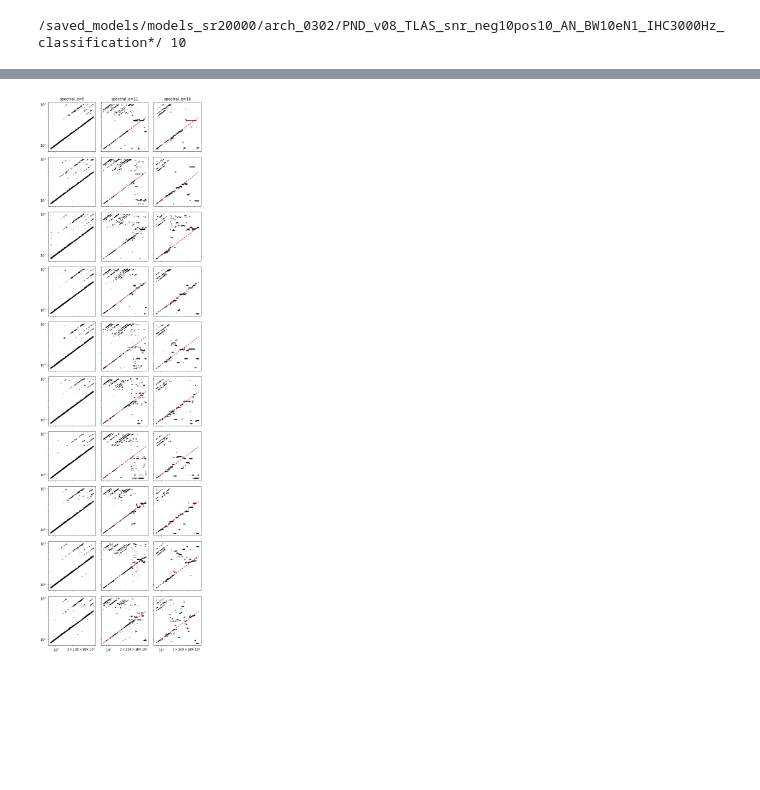
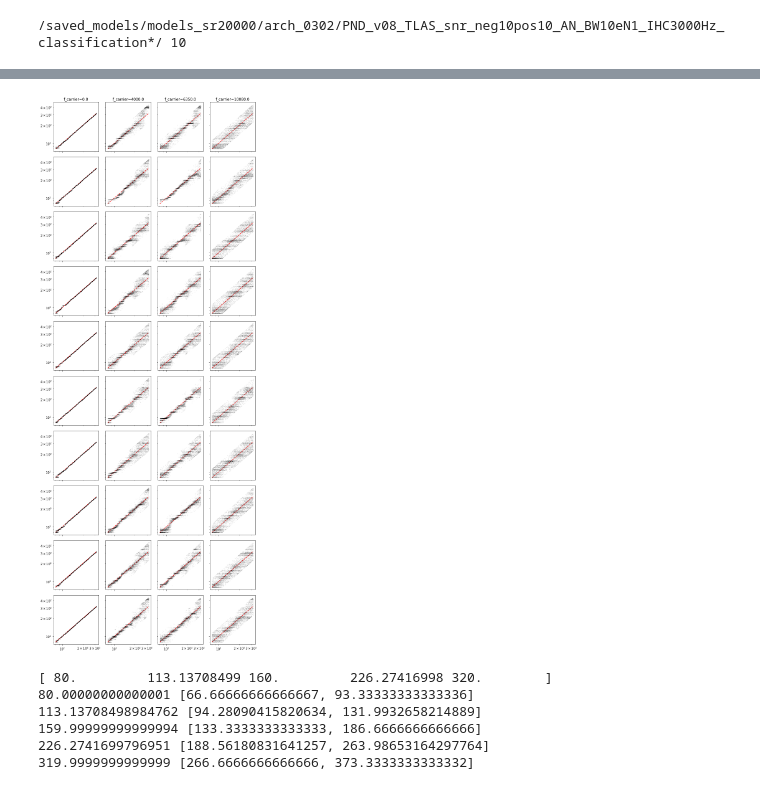
Before and after one commit to msaddler/pitchnet, a Jupyter notebook: assets_psychophysics/notebook_scratch_psychophysics.ipynb, the cells around one changed output, grey strips where cells are left out. Drawn from its saved outputs; the diff is of its cells as text; code cells hidden in the pictures; blank space fills up the shorter version.

```diff
--- a/assets_psychophysics/notebook_scratch_psychophysics.ipynb
+++ b/assets_psychophysics/notebook_scratch_psychophysics.ipynb
@@ -1718,7 +1732,7 @@ experiment_to_metadata_key_list_map = {
     'altphasecomplexes': ['f0', 'phase_mode', 'filter_fl', 'filter_fh'],
 }
 
-experiment_key = 'freqshiftedcomplexes'
+experiment_key = 'transposedtones'
 
 list_expt_dict = []
 for model_dir in sorted(glob.glob(regex_model_dir)):
@@ -1731,12 +1745,10 @@ for model_dir in sorted(glob.glob(regex_model_dir)):
         'f0_label_prob_key': 'f0_label:probs_out',
         'f0_prior_ref_key': 'f0',
         'octave_range': [
-            -5,
-            5
+            -0.5,
+            0.5
         ],
     }
     expt_dict = f0dl_bernox.add_f0_estimates_to_expt_dict(expt_dict, kwargs_f0_prior=kwargs_f0_prior)
     list_expt_dict.append(expt_dict)
-
-f0_bins = stimuli_f0_labels.get_f0_bins(**kwargs_f0_bins)
 # %% [output]
@@ -1760,8 +1772,8 @@ Prior adjusted 0 f0 predictions
 # %%
 key_col = 'f_carrier'
-key_col = 'low_harm'
-key_col = 'mistuned_harm'
-key_col = 'spectral_envelope_centered_harmonic'
+# key_col = 'low_harm'
+# key_col = 'mistuned_harm'
+# key_col = 'spectral_envelope_centered_harmonic'
 
 list_val_col = np.unique(expt_dict[key_col])
 # list_val_col = [1, 2, 4, 8, 16]
@@ -1777,31 +1789,51 @@ fig, ax = plt.subplots(nrows=nrows,
 for c, val_col in enumerate(list_val_col):
     for r, expt_dict in enumerate(list_expt_dict):
         sub_expt_dict = f0dl_bernox.filter_expt_dict(expt_dict, filter_dict={key_col: val_col})
         f0_true = sub_expt_dict['f0'].reshape([-1, 1])
         f0_pred = sub_expt_dict['f0_pred'].reshape([-1, 1])
 #         f0_pred_oct = f0_pred * np.power(2., np.arange(-4, 5, 1)).reshape([1, -1])
 #         f0_err_vals = np.abs(f0_pred_oct - f0_true) / f0_true
 #         IDX = np.argmin(f0_err_vals, axis=1)
 #         xvals = []
 #         yvals = []
 #         for itr0 in range(f0_true.shape[0]):
 #             xvals.append(f0_true[itr0, 0])
 #             yvals.append(f0_pred_oct[itr0, IDX[itr0]])
         xvals = np.squeeze(f0_true)
         yvals = np.squeeze(f0_pred)
         ax[r, c].plot(xvals, xvals, 'r--')
         ax[r, c].plot(xvals, yvals, 'k.', ms=0.1)
         ax[r, c].set_xscale('log')
         ax[r, c].set_yscale('log')
 
         if r == 0:
             if len(key_col) > 10:
                 title_str = '{}={}'.format(key_col[:10], val_col)
             else:
                 title_str = '{}={}'.format(key_col, val_col)
             ax[r, c].set_title(title_str)
 
 plt.tight_layout()
 plt.show()
 # %% [output]
-[figure, old version]
+[figure, new version]
+# %%
+f0_ref = 113.13708499
+
+f0_ref_min = 80
+f0_ref_max = 320
+f0_ref_n_step = 5
+f0_ref_list = np.power(2, np.linspace(np.log2(f0_ref_min), np.log2(f0_ref_max), f0_ref_n_step))
+print(f0_ref_list)
+
+for f0_ref in f0_ref_list:
+    max_pct_diff = 100/6
+    f0_range = [f0_ref * (1.0-max_pct_diff/100.0), f0_ref * (1.0+max_pct_diff/100.0)]
+    print(f0_ref, f0_range)
+# %% [output]
+[ 80.         113.13708499 160.         226.27416998 320.        ]
+80.00000000000001 [66.66666666666667, 93.33333333333336]
+113.13708498984762 [94.28090415820634, 131.9932658214889]
+159.99999999999994 [133.3333333333333, 186.6666666666666]
+226.2741699796951 [188.56180831641257, 263.98653164297764]
+319.9999999999999 [266.6666666666666, 373.3333333333332]
```
Also changed, not shown: parts of 3 cells of this notebook, 6 other files.
